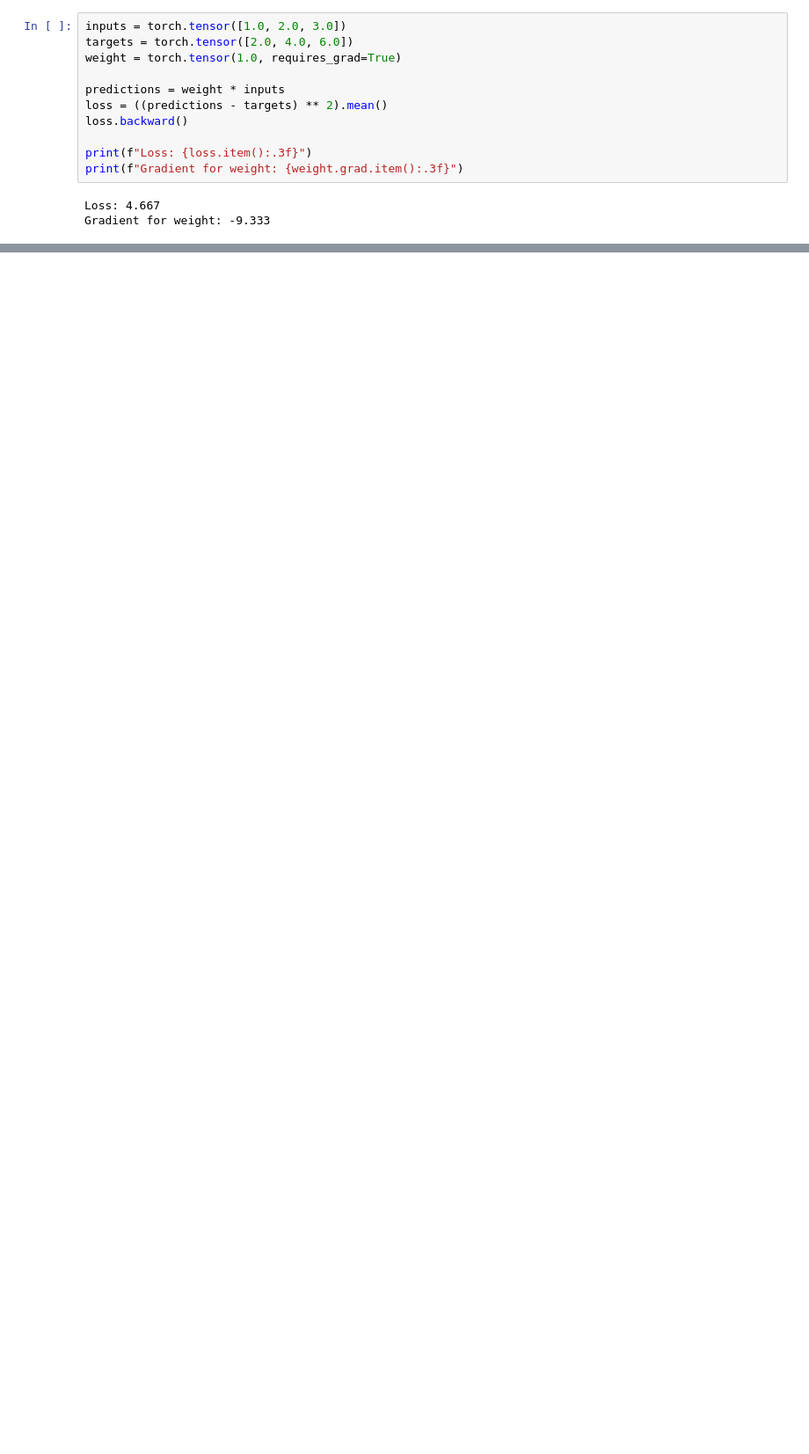
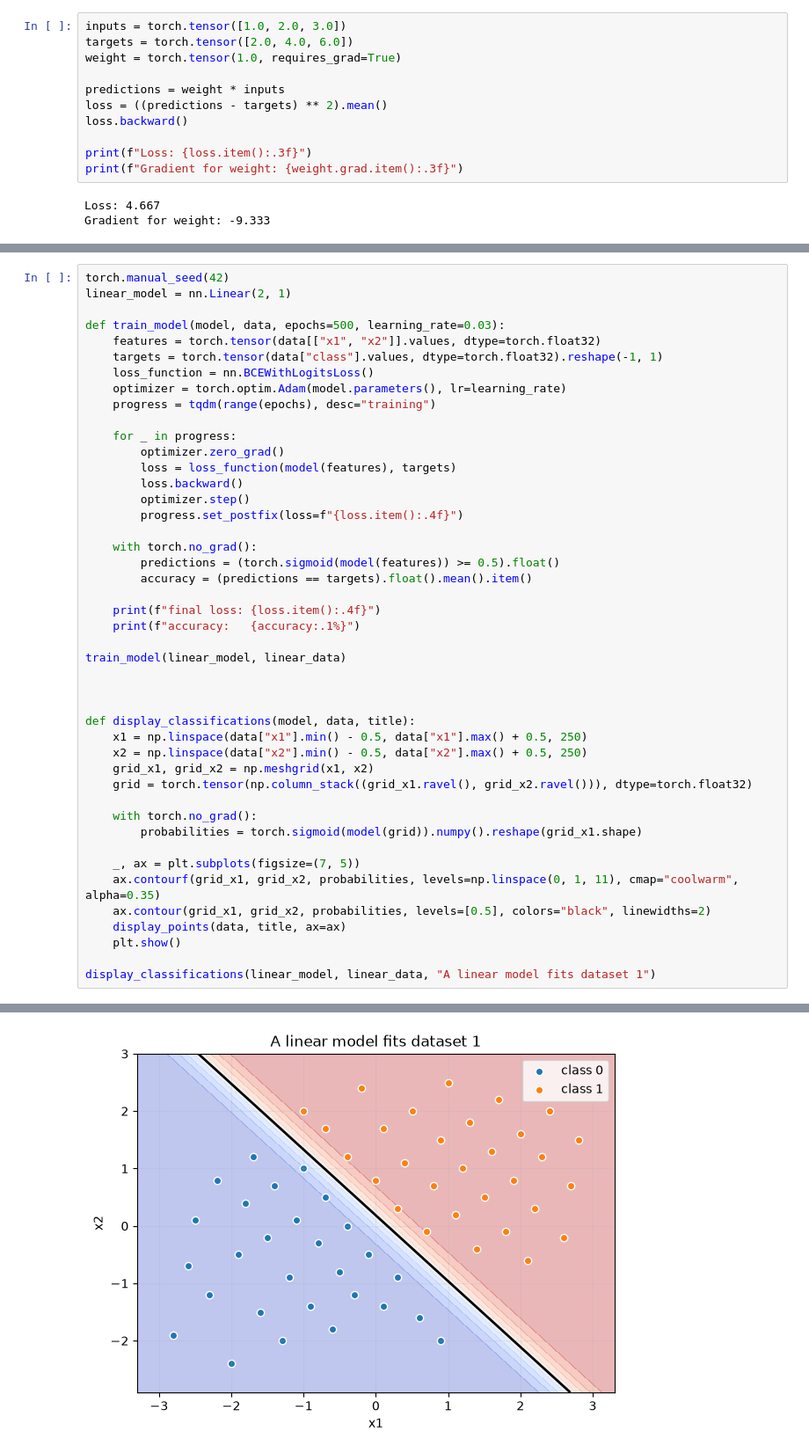
Before and after one commit to ai-with-guy/Intro-to-practical-AI-course, a Jupyter notebook: 2. Deep Learning Fundementals/pytorch_tensors_and_numpy.ipynb, the cells around one changed output, grey strips where cells are left out. Shown at 88% size. Drawn from its saved outputs; the diff is of its cells as text; blank space fills up the shorter version.

```diff
--- a/2. Deep Learning Fundementals/pytorch_tensors_and_numpy.ipynb
+++ b/2. Deep Learning Fundementals/pytorch_tensors_and_numpy.ipynb
@@ -182,0 +237,46 @@ plt.show()
+# %%
+torch.manual_seed(42)
+linear_model = nn.Linear(2, 1)
+
+def train_model(model, data, epochs=500, learning_rate=0.03):
+    features = torch.tensor(data[["x1", "x2"]].values, dtype=torch.float32)
+    targets = torch.tensor(data["class"].values, dtype=torch.float32).reshape(-1, 1)
+    loss_function = nn.BCEWithLogitsLoss()
+    optimizer = torch.optim.Adam(model.parameters(), lr=learning_rate)
+    progress = tqdm(range(epochs), desc="training")
+
+    for _ in progress:
+        optimizer.zero_grad()
+        loss = loss_function(model(features), targets)
+        loss.backward()
+        optimizer.step()
+        progress.set_postfix(loss=f"{loss.item():.4f}")
+
+    with torch.no_grad():
+        predictions = (torch.sigmoid(model(features)) >= 0.5).float()
+        accuracy = (predictions == targets).float().mean().item()
+
+    print(f"final loss: {loss.item():.4f}")
+    print(f"accuracy:   {accuracy:.1%}")
+
+train_model(linear_model, linear_data)
+
+
+
+def display_classifications(model, data, title):
+    x1 = np.linspace(data["x1"].min() - 0.5, data["x1"].max() + 0.5, 250)
+    x2 = np.linspace(data["x2"].min() - 0.5, data["x2"].max() + 0.5, 250)
+    grid_x1, grid_x2 = np.meshgrid(x1, x2)
+    grid = torch.tensor(np.column_stack((grid_x1.ravel(), grid_x2.ravel())), dtype=torch.float32)
+
+    with torch.no_grad():
+        probabilities = torch.sigmoid(model(grid)).numpy().reshape(grid_x1.shape)
+
+    _, ax = plt.subplots(figsize=(7, 5))
+    ax.contourf(grid_x1, grid_x2, probabilities, levels=np.linspace(0, 1, 11), cmap="coolwarm", alpha=0.35)
+    ax.contour(grid_x1, grid_x2, probabilities, levels=[0.5], colors="black", linewidths=2)
+    display_points(data, title, ax=ax)
+    plt.show()
+
+display_classifications(linear_model, linear_data, "A linear model fits dataset 1")
+# %% [output]
@@ -182,0 +285 @@ plt.show()
+[figure, added]
```
Also changed, not shown: parts of 26 cells of this notebook, 13 other files.
